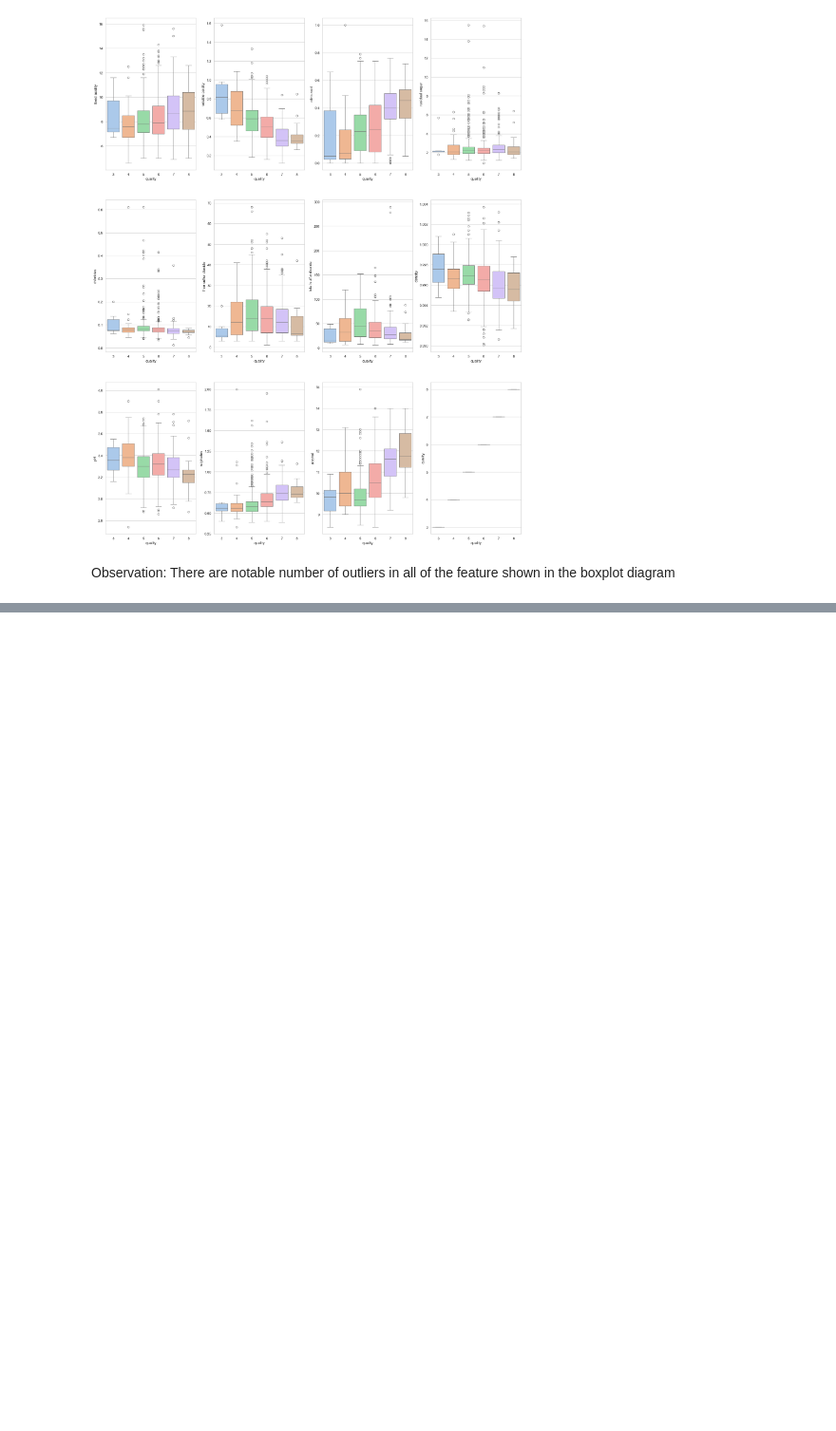
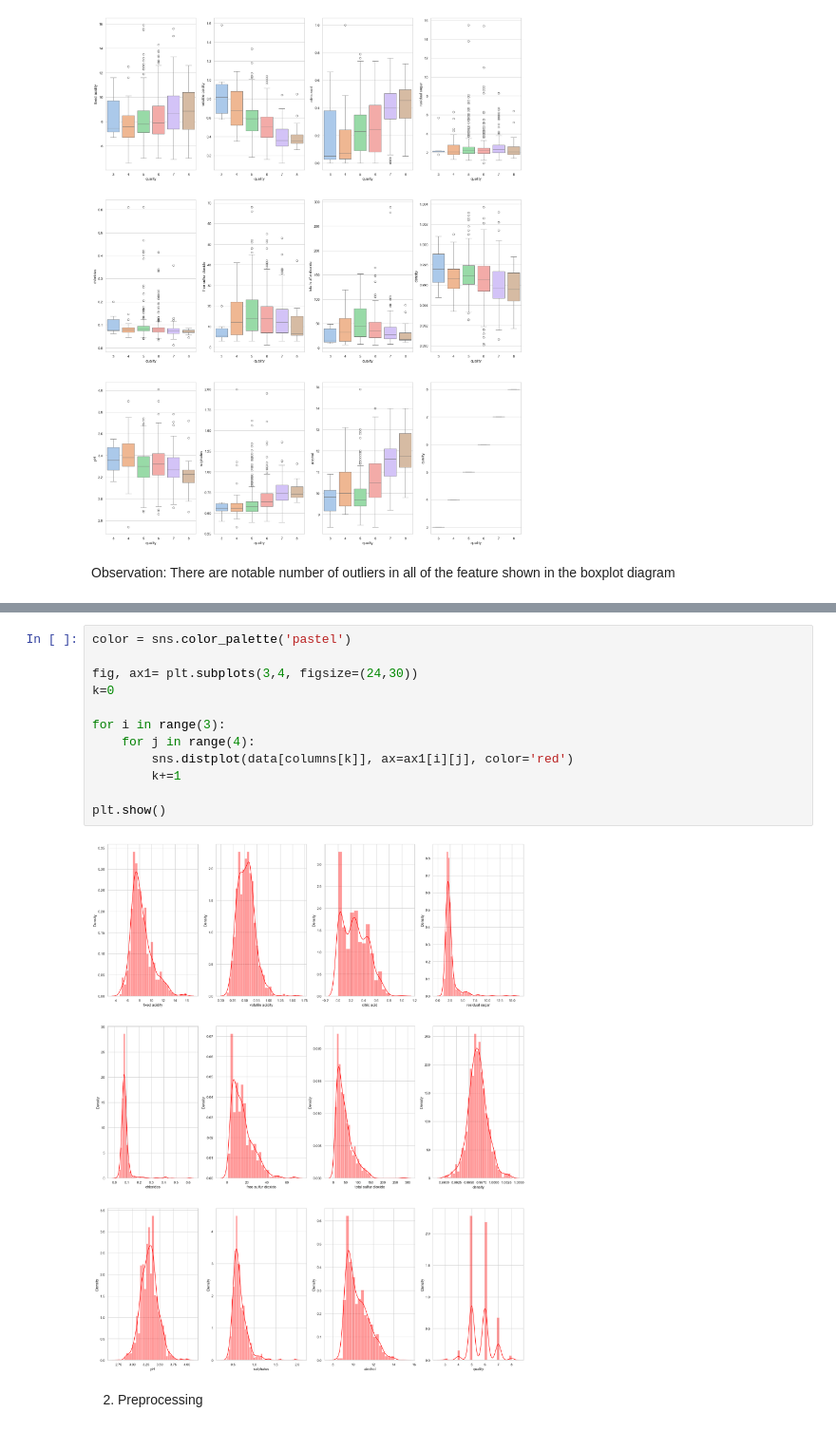
Before and after one commit to pkcktkksh98/data-science, a Jupyter notebook: notebook/Week_5/20240811_Week5.ipynb, the cells around one changed output, grey strips where cells are left out. Shown at 95% size. Drawn from its saved outputs; the diff is of its cells as text; blank space fills up the shorter version.

```diff
--- a/notebook/Week_5/20240811_Week5.ipynb
+++ b/notebook/Week_5/20240811_Week5.ipynb
@@ -215,0 +224,16 @@ Observation: There are notable number of outliers in all of the feature shown in
+# %%
+color = sns.color_palette('pastel')
+
+fig, ax1= plt.subplots(3,4, figsize=(24,30))
+k=0
+
+for i in range(3):
+    for j in range(4):
+        sns.distplot(data[columns[k]], ax=ax1[i][j], color='red')
+        k+=1
+
+plt.show()
+# %% [output]
+[figure, added]
+# %% [markdown]
+2. Preprocessing
```
Also changed, not shown: parts of 36 cells of this notebook, 3 other files.
